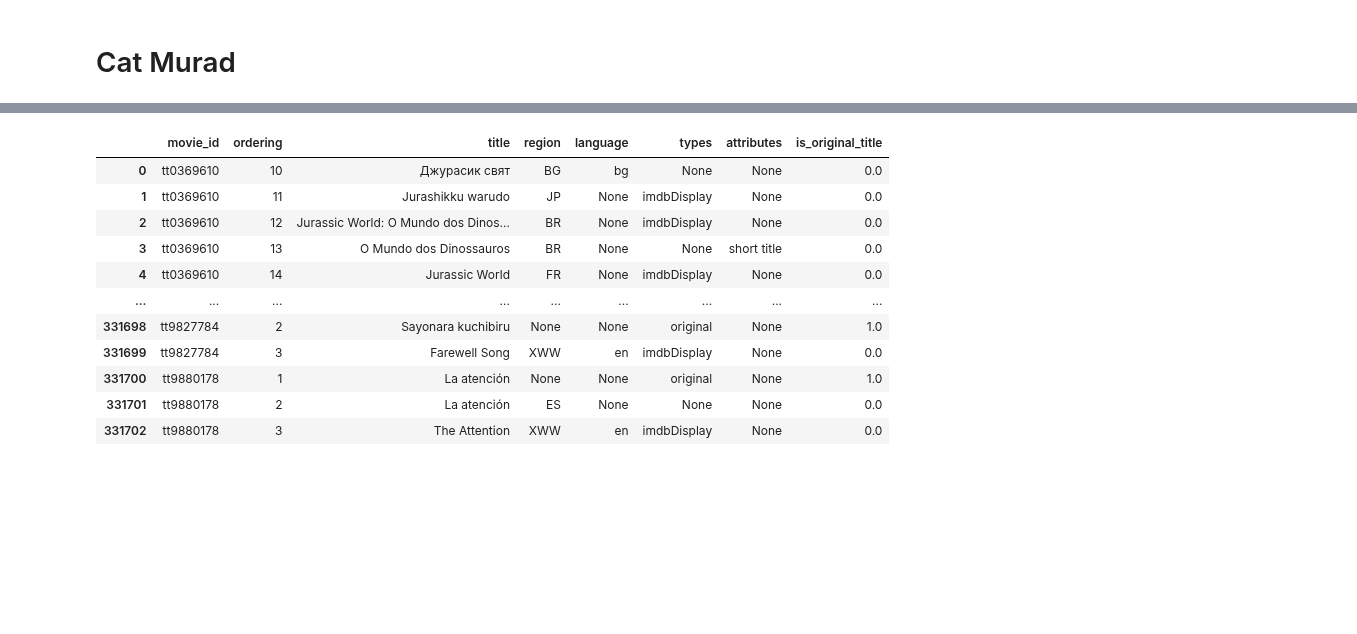
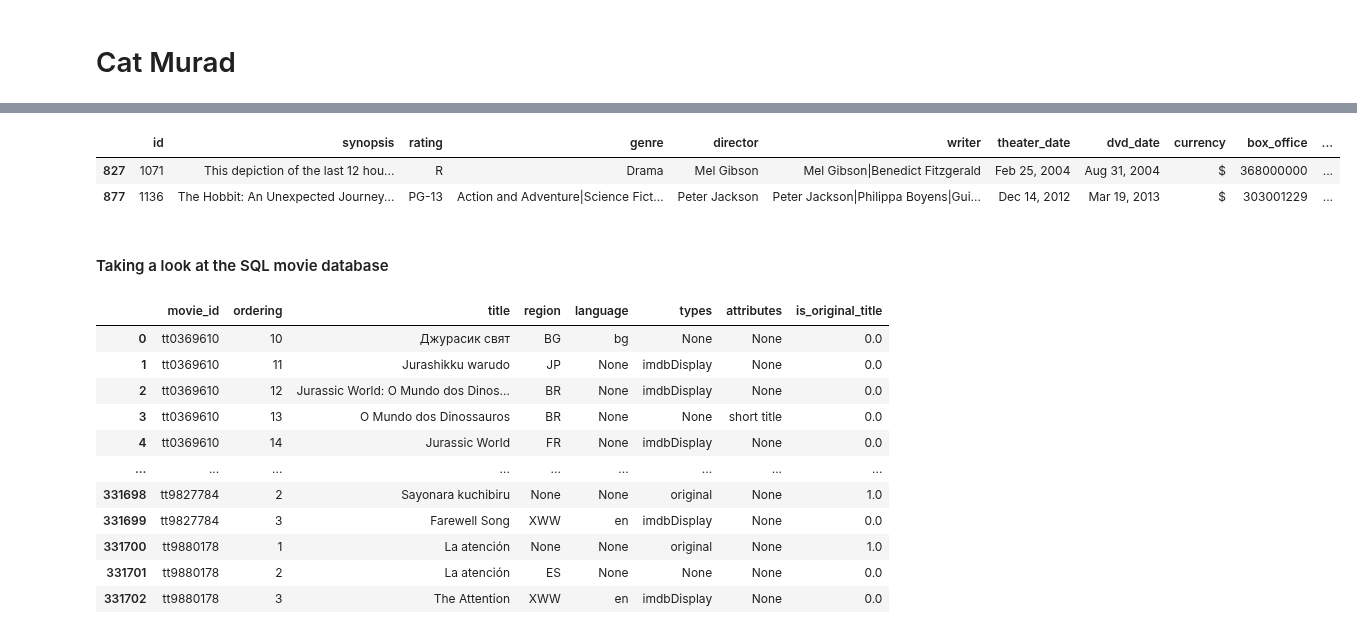
Before and after one commit to mehince/group-1-capstone, a Jupyter notebook: student.ipynb, the cells around one changed output, grey strips where cells are left out. Cells and saved outputs as stored; diff of their text form; code cells hidden in the pictures; blank space fills up the shorter version.

```diff
--- a/student.ipynb
+++ b/student.ipynb
@@ -76,3 +47,13 @@ df_info.sort_values(by='box_office', ascending=False)
+# %%
+df_sorted = df_info.sort_values(by='box_office', ascending=False)   # sort box_office numbers - can see which genre has done the best in our dataset
+# %%
+df_sorted.head(2)
+# %% [output]
+|  | id | synopsis | rating | genre | director | writer | theater_date | dvd_date | currency | box_office | ... |
+| 827 | 1071 | This depiction of the last 12 hou... | R | Drama | Mel Gibson | Mel Gibson|Benedict Fitzgerald | Feb 25, 2004 | Aug 31, 2004 | $ | 368000000 | ... |
+| 877 | 1136 | The Hobbit: An Unexpected Journey... | PG-13 | Action and Adventure|Science Fict... | Peter Jackson | Peter Jackson|Philippa Boyens|Gui... | Dec 14, 2012 | Mar 19, 2013 | $ | 303001229 | ... |
+# %% [markdown]
+#### Taking a look at the SQL movie database
 # %%
 conn = sqlite3.connect('im.db')
 # %%
```
Also changed, not shown: parts of 15 cells of this notebook.
